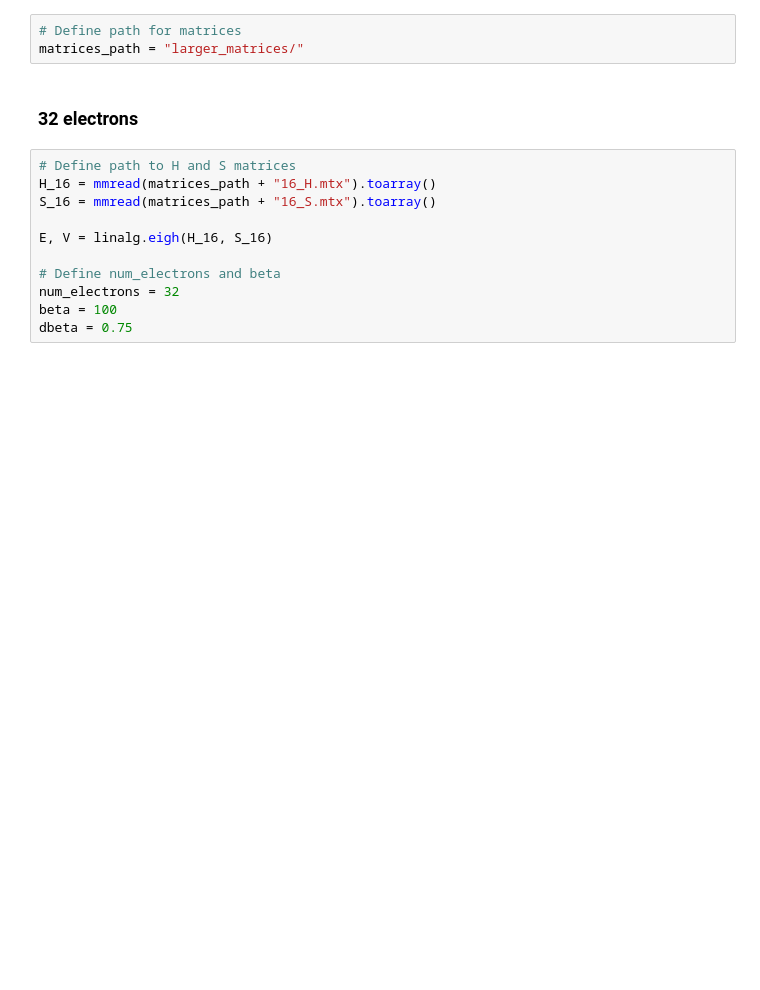
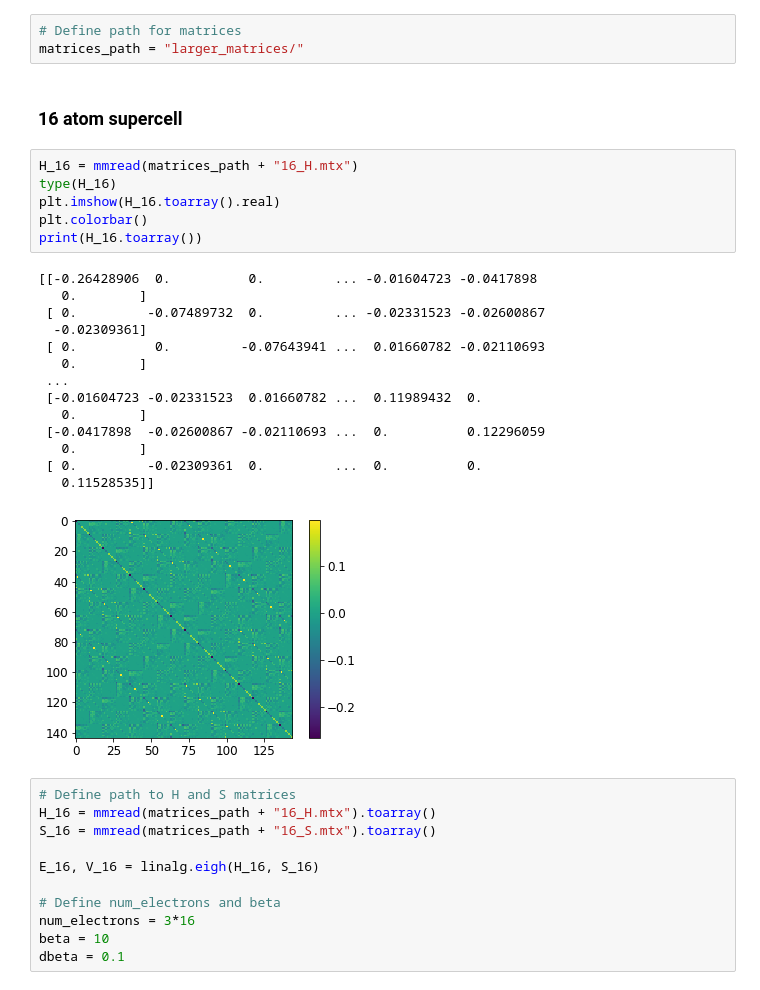
Before and after one commit to jleamer/DMM, a Jupyter notebook: RK4_DMM/C_aluminum_sqrt.ipynb, the cells around one changed output. Cells and saved outputs as stored; diff of their text form; blank space fills up the shorter version.

```diff
--- a/RK4_DMM/C_aluminum_sqrt.ipynb
+++ b/RK4_DMM/C_aluminum_sqrt.ipynb
@@ -132,18 +207,39 @@ plt.rc('figure', titlesize=BIGGER_SIZE)  # fontsize of the figure title
 # %%
 # Define path for matrices
 matrices_path = "larger_matrices/"
-# %% [markdown]
-### 32 electrons
+# %% [markdown]
+### 16 atom supercell
+# %%
+H_16 = mmread(matrices_path + "16_H.mtx")
+type(H_16)
+plt.imshow(H_16.toarray().real)
+plt.colorbar()
+print(H_16.toarray())
+# %% [output]
+[[-0.26428906  0.          0.         ... -0.01604723 -0.0417898
+   0.        ]
+ [ 0.         -0.07489732  0.         ... -0.02331523 -0.02600867
+  -0.02309361]
+ [ 0.          0.         -0.07643941 ...  0.01660782 -0.02110693
+   0.        ]
+ ...
+ [-0.01604723 -0.02331523  0.01660782 ...  0.11989432  0.
+   0.        ]
+ [-0.0417898  -0.02600867 -0.02110693 ...  0.          0.12296059
+   0.        ]
+ [ 0.         -0.02309361  0.         ...  0.          0.
+   0.11528535]]
+[figure, added]
 # %%
 # Define path to H and S matrices
 H_16 = mmread(matrices_path + "16_H.mtx").toarray()
 S_16 = mmread(matrices_path + "16_S.mtx").toarray()
 
-E, V = linalg.eigh(H_16, S_16)
+E_16, V_16 = linalg.eigh(H_16, S_16)
 
 # Define num_electrons and beta
-num_electrons = 32
-beta = 100
-dbeta = 0.75
+num_electrons = 3*16
+beta = 10
+dbeta = 0.1
 # %%
 sqrt_c_16 = CAdaptive_C_RK4_sqrt(ovlp=S_16, H=H_16, num_electrons=num_electrons, dbeta=dbeta,
```
Also changed, not shown: parts of 67 cells of this notebook, 8 other files.
